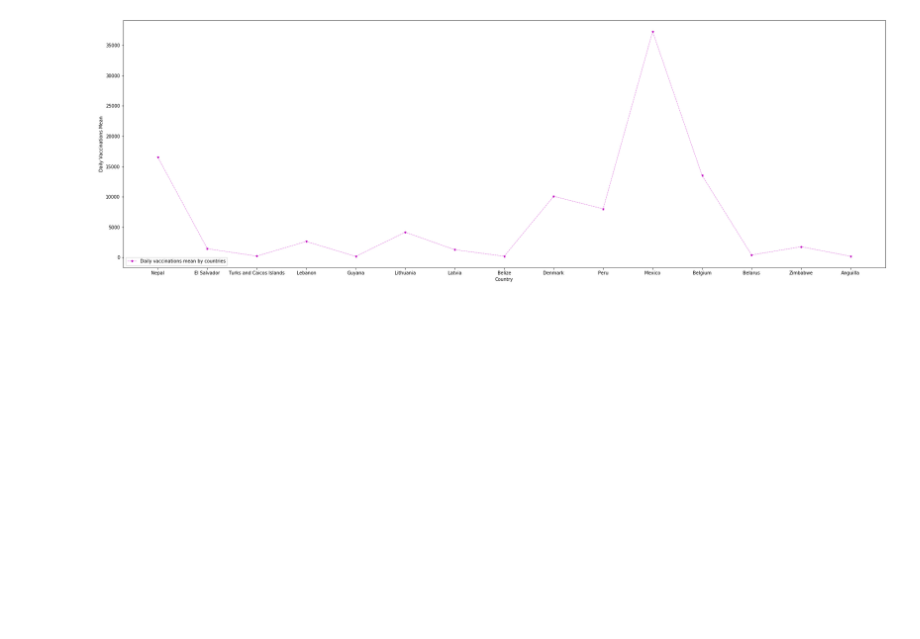
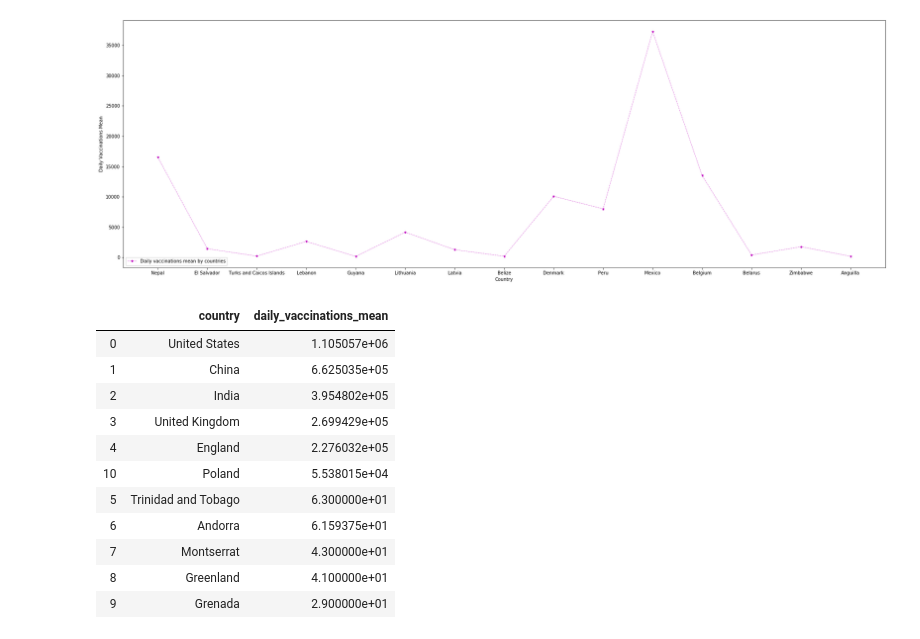
Before and after one commit to kamilaurbanczyk/covid_vaccinations_data_analysis, a Jupyter notebook: Covid vaccinations data analysis.ipynb, the cells around one changed output. Cells and saved outputs as stored; diff of their text form; code cells hidden in the pictures; blank space fills up the shorter version.

```diff
--- a/Covid vaccinations data analysis.ipynb
+++ b/Covid vaccinations data analysis.ipynb
@@ -241,3 +241,26 @@ plt.savefig('mean_daily_vaccinations.pdf')
 plt.show()
 # %% [output]
 [figure]
+# %%
+#Create similiar chart as above, but use data with top 5 and bottom 5 vaccinating countries and compare it with Poland.
+
+new_data = (
+    daily_vaccinations_countries.head(5)
+    .append(daily_vaccinations_countries.tail(5), ignore_index=True)
+    .append(daily_vaccinations_countries[daily_vaccinations_countries.country == 'Poland'], ignore_index= True)
+    .sort_values(by='daily_vaccinations_mean', ascending= False)
+)
+new_data
+# %% [output]
+|  | country | daily_vaccinations_mean |
+| 0 | United States | 1.105057e+06 |
+| 1 | China | 6.625035e+05 |
+| 2 | India | 3.954802e+05 |
+| 3 | United Kingdom | 2.699429e+05 |
+| 4 | England | 2.276032e+05 |
+| 10 | Poland | 5.538015e+04 |
+| 5 | Trinidad and Tobago | 6.300000e+01 |
+| 6 | Andorra | 6.159375e+01 |
+| 7 | Montserrat | 4.300000e+01 |
+| 8 | Greenland | 4.100000e+01 |
+| 9 | Grenada | 2.900000e+01 |
```
Also changed, not shown: parts of 1 cell of this notebook, 2 other files.
